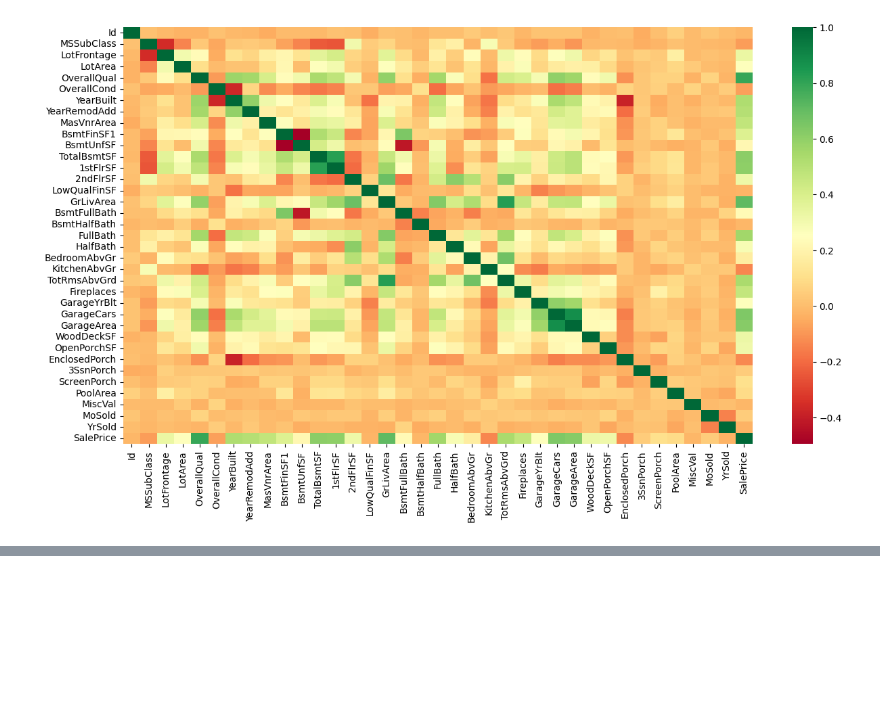
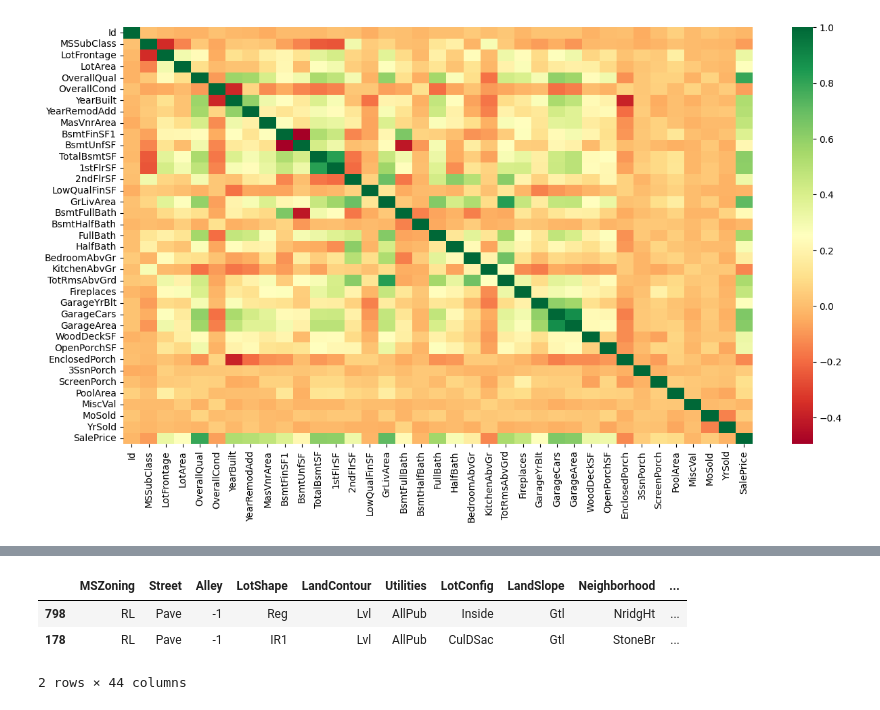
Before and after one commit to BraulioHermanson/Projeto_Housing_Avancado, a Jupyter notebook: kagle_housin_EDA.ipynb, the cells around one changed output, grey strips where cells are left out. Saved outputs shown, nothing was run; the diff lists cells and outputs as text; code cells hidden in the pictures; blank space fills up the shorter version.

```diff
--- a/kagle_housin_EDA.ipynb
+++ b/kagle_housin_EDA.ipynb
@@ -122,0 +126,4 @@ plt.show()
+# %%
+# Selecionando as colunas que vamos trabalhar
+obj_cols = treino.columns[treino.dtypes == 'object']
+obj_cols
@@ -122,0 +141,10 @@ plt.show()
+# %%
+# Visualizando as casas mais caras
+caras = treino.sort_values('SalePrice').tail(10)
+caras = caras[obj_cols]
+caras.head(2)
+# %% [output]
+|  | MSZoning | Street | Alley | LotShape | LandContour | Utilities | LotConfig | LandSlope | Neighborhood | ... |
+| 798 | RL | Pave | -1 | Reg | Lvl | AllPub | Inside | Gtl | NridgHt | ... |
+| 178 | RL | Pave | -1 | IR1 | Lvl | AllPub | CulDSac | Gtl | StoneBr | ... |
+2 rows × 44 columns
```
Also changed, not shown: parts of 13 cells of this notebook.
